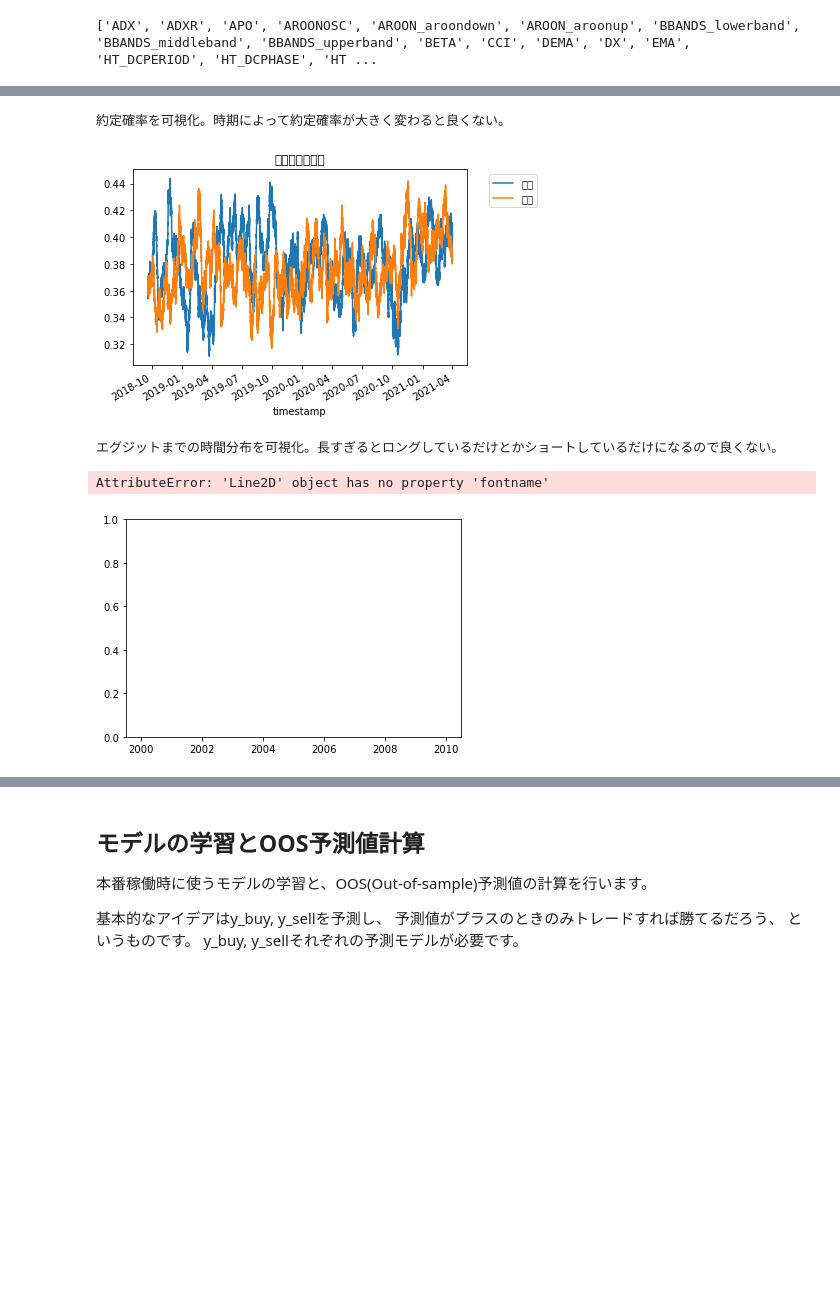
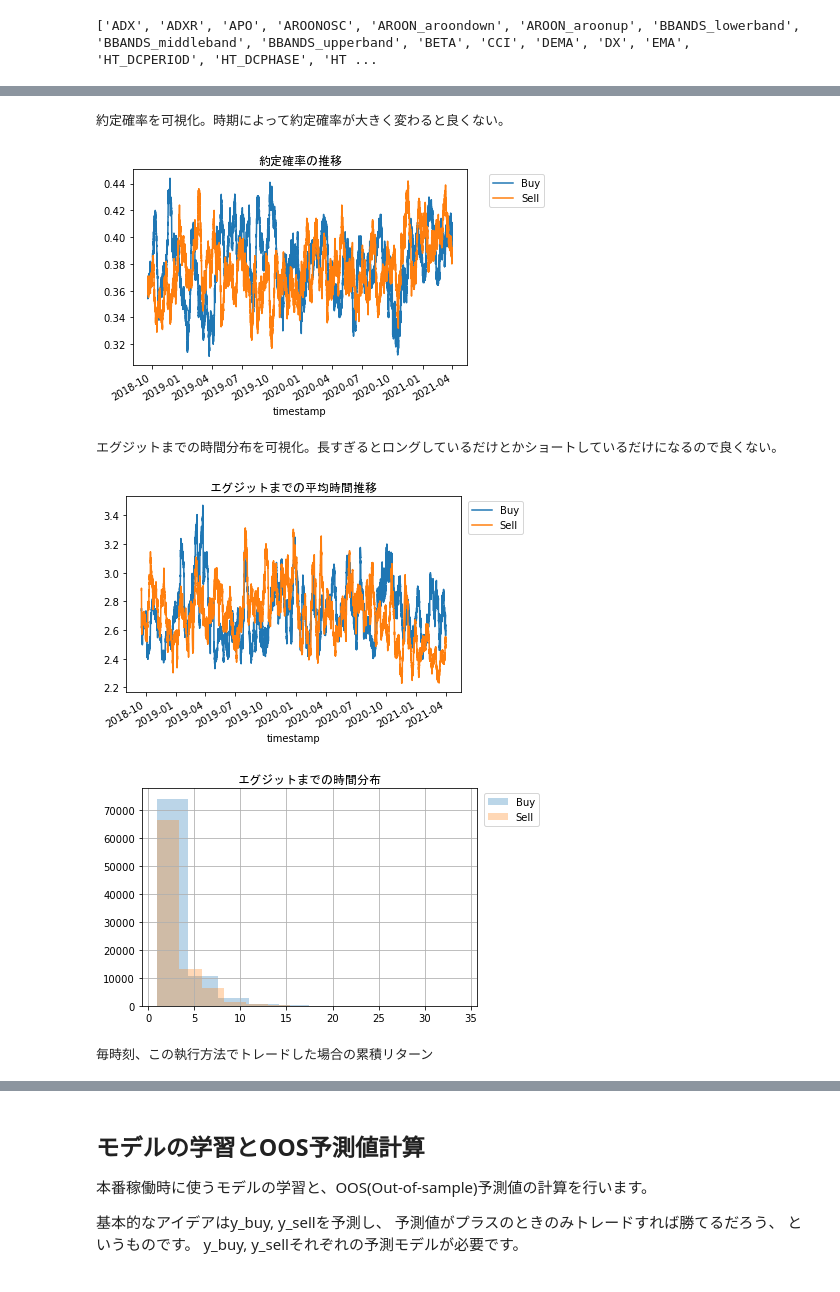
Before and after one commit to KazuyaManabe/mlbot_tutorial, a Jupyter notebook: work/tutorial.ipynb, the cells around one changed output, grey strips where cells are left out. Saved outputs shown, nothing was run; the diff lists cells and outputs as text; code cells hidden in the pictures; blank space fills up the shorter version.

```diff
--- a/work/tutorial.ipynb
+++ b/work/tutorial.ipynb
@@ -499,7 +514,7 @@ pips = 1
 limit_price_dist = df['ATR'] * 0.5
 limit_price_dist = np.maximum(1, (limit_price_dist / pips).round().fillna(1)) * pips
 
-# 終値から両側にlimit_price_distだけ離れたところに、買い指値と売り指値を出します
+# 終値から両側にlimit_price_distだけ離れたところに、買い指値とSell指値を出します
 df['buy_price'] = df['cl'] - limit_price_dist
 df['sell_price'] = df['cl'] + limit_price_dist
 
@@ -513,7 +528,7 @@ df['buy_fep'], df['buy_fet'] = calc_force_entry_price(
 # calc_force_entry_priceは入力と出力をマイナスにすれば売りに使えます
 df['sell_fep'], df['sell_fet'] = calc_force_entry_price(
     entry_price=-df['sell_price'].values,
-    lo=-df['hi'].values, # 売りのときは高値
+    lo=-df['hi'].values, # Sellのときは高値
     pips=pips,
 )
 df['sell_fep'] *= -1
@@ -542,44 +557,45 @@ df['buy_cost'] = np.where(
     df['buy_executed'],
     df['buy_price'] / df['cl'] - 1 + fee,
     0
 )
 df['sell_cost'] = np.where(
     df['sell_executed'],
     -(df['sell_price'] / df['cl'] - 1) + fee,
     0
 )
 
 print('約定確率を可視化。時期によって約定確率が大きく変わると良くない。')
-df['buy_executed'].rolling(1000).mean().plot(label='買い',fontname="MS Gothic")
-df['sell_executed'].rolling(1000).mean().plot(label='売り',fontname="MS Gothic")
-plt.title('約定確率の推移')
+df['buy_executed'].rolling(1000).mean().plot(label='Buy')
+df['sell_executed'].rolling(1000).mean().plot(label='Sell')
+plt.title('約定確率の推移',fontname="MS Gothic")
 plt.legend(bbox_to_anchor=(1.05, 1))
 plt.show()
 
 print('エグジットまでの時間分布を可視化。長すぎるとロングしているだけとかショートしているだけになるので良くない。')
-df['buy_fet'].rolling(1000).mean().plot(label='買い',fontname="MS Gothic")
-df['sell_fet'].rolling(1000).mean().plot(label='売り',fontname="MS Gothic")
+df['buy_fet'].rolling(1000).mean().plot(label='Buy')
+df['sell_fet'].rolling(1000).mean().plot(label='Sell')
 plt.title('エグジットまでの平均時間推移',fontname="MS Gothic")
 plt.legend(bbox_to_anchor=(1.2, 1))
 plt.show()
 
-df['buy_fet'].hist(alpha=0.3, label='買い')
-df['sell_fet'].hist(alpha=0.3, label='売り')
-plt.title('エグジットまでの時間分布')
+df['buy_fet'].hist(alpha=0.3, label='Buy')
+df['sell_fet'].hist(alpha=0.3, label='Sell')
+plt.title('エグジットまでの時間分布',fontname="MS Gothic")
 plt.legend(bbox_to_anchor=(1.2, 1))
 plt.show()
 
 print('毎時刻、この執行方法でトレードした場合の累積リターン')
-df['y_buy'].cumsum().plot(label='買い',fontname="MS Gothic")
-df['y_sell'].cumsum().plot(label='売り',fontname="MS Gothic")
+df['y_buy'].cumsum().plot(label='Buy')
+df['y_sell'].cumsum().plot(label='Sell')
 plt.title('累積リターン',fontname="MS Gothic")
 plt.legend(bbox_to_anchor=(1.05, 1))
 plt.show()
 
 df.to_pickle('df_y.pkl')
 # %% [output]
 約定確率を可視化。時期によって約定確率が大きく変わると良くない。
-[figure, old version]
+[figure, new version]
 エグジットまでの時間分布を可視化。長すぎるとロングしているだけとかショートしているだけになるので良くない。
+[figure, new version]
+[figure, added]
-AttributeError: 'Line2D' object has no property 'fontname'
+毎時刻、この執行方法でトレードした場合の累積リターン
-[figure, old version]
```
Also changed, not shown: parts of 5 cells of this notebook.
